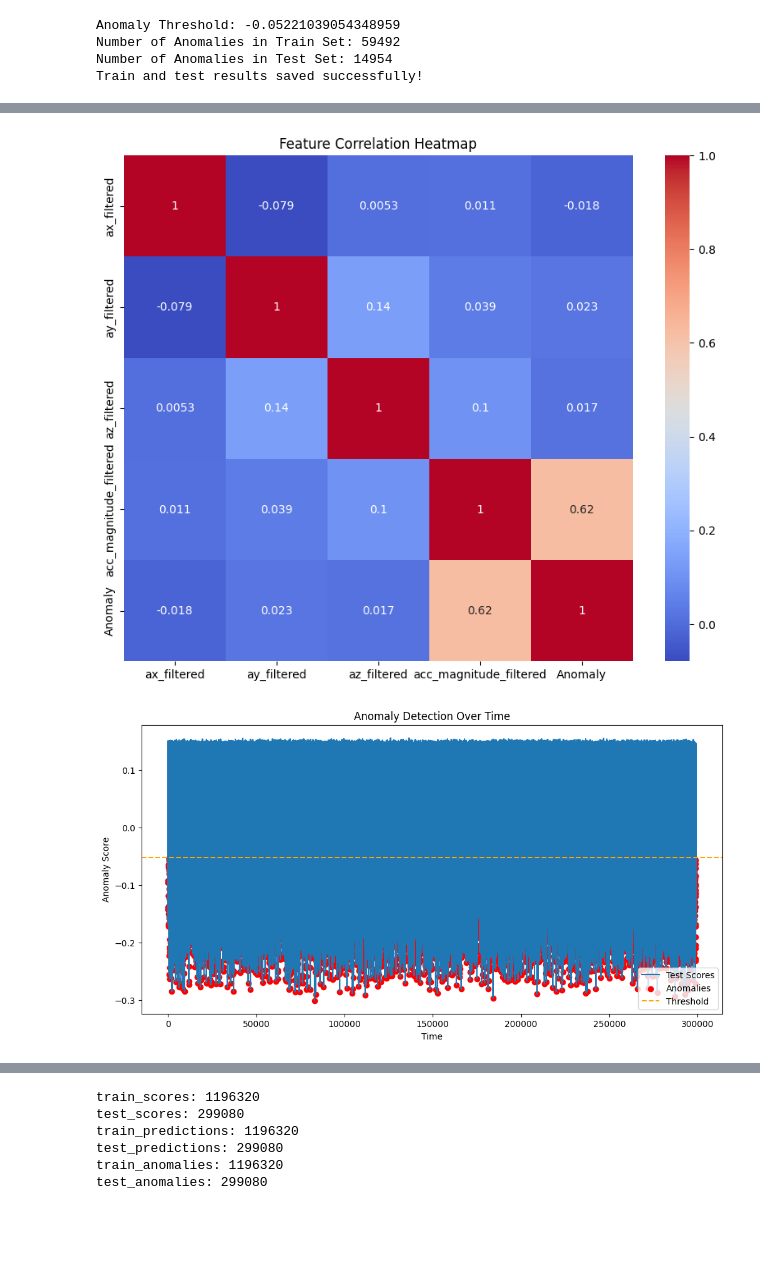
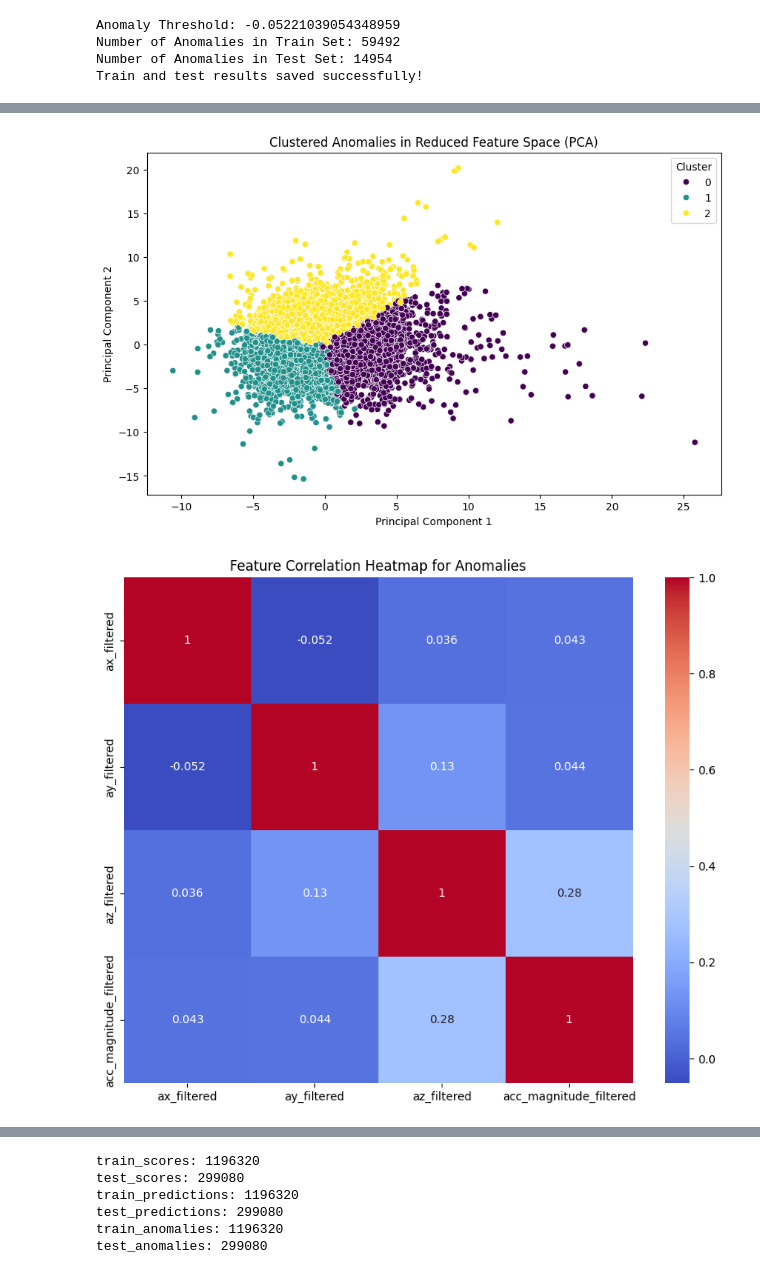
Before and after one commit to Ferrari-coder/roadmapr-isolation-forest, a Jupyter notebook: Roadmapr_Isolation_forest.ipynb, the cells around one changed output, grey strips where cells are left out. Saved outputs shown, nothing was run; the diff lists cells and outputs as text; code cells hidden in the pictures; blank space fills up the shorter version.

```diff
--- a/Roadmapr_Isolation_forest.ipynb
+++ b/Roadmapr_Isolation_forest.ipynb
@@ -512,7 +512,9 @@ import numpy as np
 import pandas as pd
 from sklearn.ensemble import IsolationForest
 from sklearn.preprocessing import StandardScaler
-from sklearn.model_selection import train_test_split, cross_val_score
+from sklearn.model_selection import train_test_split
+from sklearn.cluster import KMeans
+from sklearn.decomposition import PCA
 import matplotlib.pyplot as plt
 import seaborn as sns
 
@@ -530,6 +532,7 @@ X_test_scaled = scaler.transform(X_test)
 # Step 4: Define Function for Fine-Tuning the Model
 def fine_tune_isolation_forest(X_train_scaled, X_test_scaled, contamination_values, threshold_percentiles):
     results = []
+    best_test_anomalies = None  # Store best anomaly set
 
     for contamination in contamination_values:
         print(f"\n--- Fine-Tuning with Contamination: {contamination} ---")
@@ -567,47 +570,66 @@ def fine_tune_isolation_forest(X_train_scaled, X_test_scaled, contamination_valu
                 'test_anomalies': num_test_anomalies
             })
 
-    return results
+            # Store the best anomaly set for further analysis
+            if contamination == 0.1 and percentile == 5:
+                best_test_anomalies = test_anomalies
+
+    return results, best_test_anomalies
 
 # Parameters for fine-tuning
 contamination_values = [0.05, 0.1, 0.15]  # Test different contamination levels
 threshold_percentiles = [1, 5, 10]  # Test different threshold percentiles
 
 # Step 5: Fine-Tune the Isolation Forest Model
-fine_tuning_results = fine_tune_isolation_forest(X_train_scaled, X_test_scaled, contamination_values, threshold_percentiles)
+fine_tuning_results, test_anomalies = fine_tune_isolation_forest(X_train_scaled, X_test_scaled, contamination_values, threshold_percentiles)
 
 # Convert results to DataFrame and save
 fine_tuning_df = pd.DataFrame(fine_tuning_results)
 fine_tuning_df.to_csv('fine_tuning_results.csv', index=False)
 
-# Step 6: Cross-Validation (if labeled data available)
-# Placeholder for labeled data (if available):
-# y_train and y_test should be binary labels (1: anomaly, 0: normal) if cross-validation is needed.
+# Step 6: Perform Clustering on Anomalies
+# Extract anomaly data points
+test_anomalies_indices = np.where(test_anomalies)[0]
+test_anomalies_data = X_test_scaled[test_anomalies_indices]
 
-# Step 7: Analyze Feature Relationships
-# Add anomaly labels to test data
-test_data_with_labels = pd.DataFrame(X_test, columns=['ax_filtered', 'ay_filtered', 'az_filtered', 'acc_magnitude_filtered'])
-test_data_with_labels['Anomaly'] = test_anomalies.astype(int)
+# Perform K-Means Clustering on detected anomalies
+num_clusters = 3  # Define the number of clusters
+kmeans = KMeans(n_clusters=num_clusters, random_state=42)
+cluster_labels = kmeans.fit_predict(test_anomalies_data)
 
-# Correlation heatmap
-plt.figure(figsize=(10, 8))
-sns.heatmap(test_data_with_labels.corr(), annot=True, cmap='coolwarm')
-plt.title('Feature Correlation Heatmap')
+# Add cluster labels to the anomaly dataset
+anomaly_df = pd.DataFrame(test_anomalies_data, columns=['ax_filtered', 'ay_filtered', 'az_filtered', 'acc_magnitude_filtered'])
+anomaly_df['Cluster'] = cluster_labels
+
+# Save clustered anomalies
+anomaly_df.to_csv('clustered_anomalies.csv', index=False)
+
+# Step 7: Visualize Clustering Results Using PCA
+pca = PCA(n_components=2)
+reduced_features = pca.fit_transform(test_anomalies_data)
+
+plt.figure(figsize=(10, 6))
+sns.scatterplot(x=reduced_features[:, 0], y=reduced_features[:, 1], hue=cluster_labels, palette='viridis')
+plt.title("Clustered Anomalies in Reduced Feature Space (PCA)")
+plt.xlabel("Principal Component 1")
+plt.ylabel("Principal Component 2")
+plt.legend(title="Cluster")
 plt.show()
 
-# Visualize scores over time (if timestamps are available)
-timestamps = np.arange(len(X_test))  # Replace with actual timestamps if available
-plt.figure(figsize=(12, 6))
-plt.plot(timestamps, test_scores, label='Test Scores')
-plt.scatter(timestamps[test_anomalies], test_scores[test_anomalies], color='red', label='Anomalies')
-plt.axhline(y=anomaly_threshold, color='orange', linestyle='--', label='Threshold')
-plt.title('Anomaly Detection Over Time')
-plt.xlabel('Time')
-plt.ylabel('Anomaly Score')
-plt.legend()
+# Step 8: Feature Correlation Heatmap (Only for Anomalous Data)
+plt.figure(figsize=(10, 8))
+sns.heatmap(anomaly_df.drop(columns=['Cluster']).corr(), annot=True, cmap='coolwarm')
+plt.title("Feature Correlation Heatmap for Anomalies")
 plt.show()
 
-# Step 8: Push Updates to GitHub (Add this to your workflow for version control)
-# print("Fine-tuning results saved to 'fine_tuning_results.csv'. Push the updated files to GitHub.")
+# Step 9: Visualize Clusters Over Time
+timestamps = np.arange(len(test_anomalies_indices))  # Replace with actual timestamps if available
+plt.figure(figsize=(12, 6))
+plt.scatter(timestamps, test_anomalies_indices, c=cluster_labels, cmap='viridis', marker='o')
+plt.title("Clustered Anomalies Over Time")
+plt.xlabel("Time")
+plt.ylabel("Anomaly Index")
+plt.colorbar(label="Cluster")
+plt.show()
 # %% [output]
 --- Fine-Tuning with Contamination: 0.05 ---
@@ -623,9 +645,9 @@ Threshold Percentile: 1 | Anomaly Threshold: -0.16098474670602508
 Train Anomalies: 11927 | Test Anomalies: 2991
 Threshold Percentile: 5 | Anomaly Threshold: -0.05221039054348959
 ... (7 lines left out)
 Threshold Percentile: 5 | Anomaly Threshold: -0.08206826028487353
 Train Anomalies: 59492 | Test Anomalies: 14954
 Threshold Percentile: 10 | Anomaly Threshold: -0.0304733901801685
 Train Anomalies: 118687 | Test Anomalies: 29908
-[figure, old version]
+[figure, new version]
-[figure, old version]
+[figure, new version]
```
Also changed, not shown: parts of 4 cells of this notebook.
